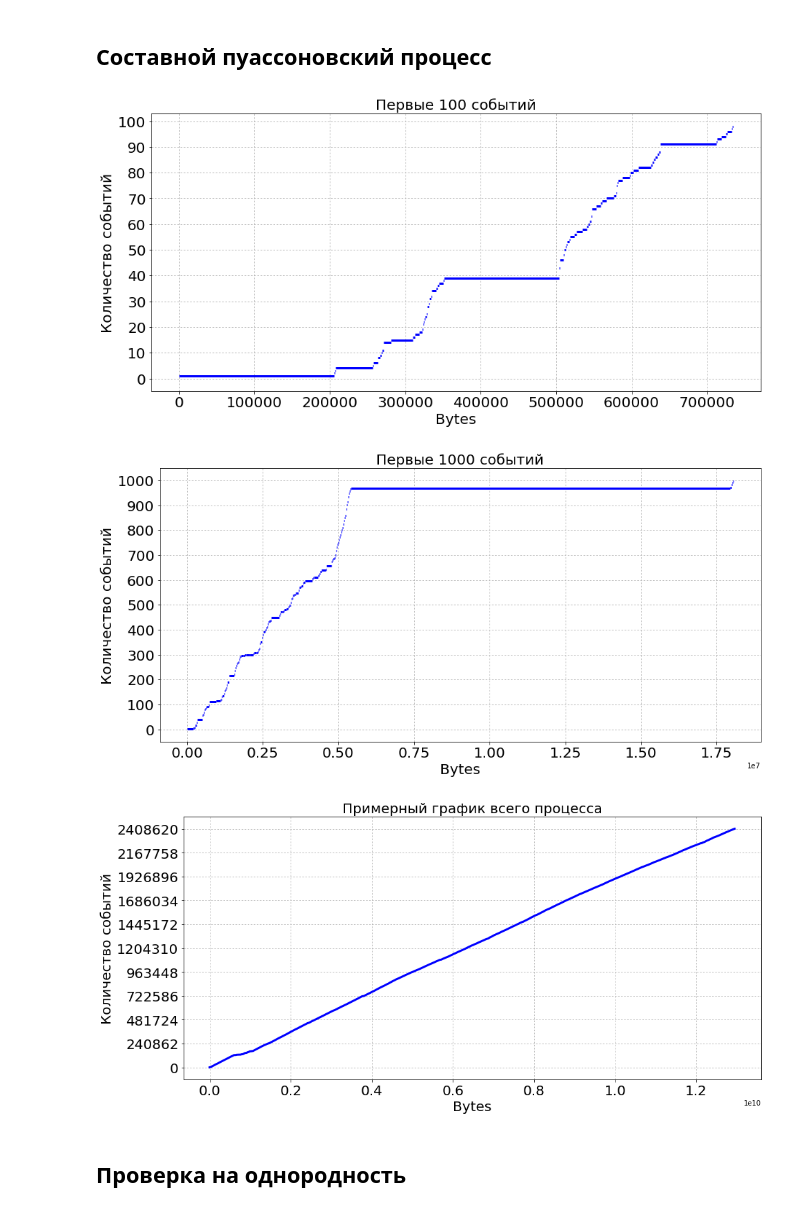
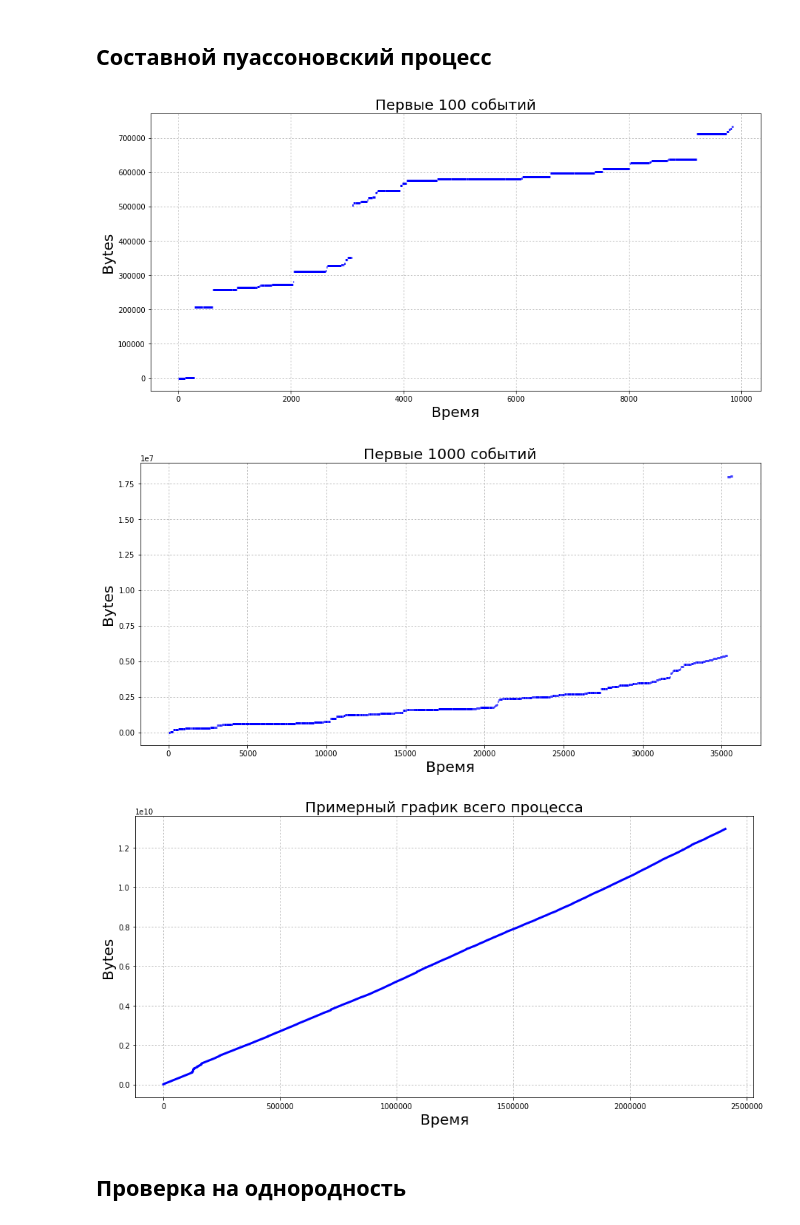
Before and after one commit to svinkapeppa/stochastic, a Jupyter notebook: lab_5/5.23.ipynb, the cells around one changed output. Cells and saved outputs as stored; diff of their text form; code cells hidden in the pictures.

```diff
--- a/lab_5/5.23.ipynb
+++ b/lab_5/5.23.ipynb
@@ -136,18 +136,16 @@ jumps = np.cumsum(xi)
 # %%
 plt.figure(figsize=(15, 7))
 for i in range(100 - 1):
-    plt.hlines(i, jumps[i], jumps[i+1], lw=3, color='blue')
+    plt.hlines(jumps[i], corr_times[i], corr_times[i+1], lw=3, color='blue')
 plt.grid(ls=':')
-plt.xticks(fontsize=20)
-plt.yticks(range(0, 101, 10), fontsize=20)
 
 plt.title('Первые 100 событий',
           fontsize=20)
-plt.xlabel('Bytes', fontsize=20)
-plt.ylabel('Количество событий', fontsize=20)
+plt.xlabel('Время', fontsize=20)
+plt.ylabel('Bytes', fontsize=20)
 plt.show()
 # %% [output]
-[figure, old version]
+[figure, new version]
 # %%
 xi = [0]
 for i in range(1000):
@@ -156,34 +154,30 @@ jumps = np.cumsum(xi)
 # %%
 plt.figure(figsize=(15, 7))
 for i in range(1000 - 1):
-    plt.hlines(i, jumps[i], jumps[i+1], lw=3, color='blue')
+    plt.hlines(jumps[i], corr_times[i], corr_times[i+1], lw=3, color='blue')
 plt.grid(ls=':')
-plt.xticks(fontsize=20)
-plt.yticks(range(0, 1001, 100), fontsize=20)
 
 plt.title('Первые 1000 событий',
           fontsize=20)
-plt.xlabel('Bytes', fontsize=20)
-plt.ylabel('Количество событий', fontsize=20)
+plt.xlabel('Время', fontsize=20)
+plt.ylabel('Bytes', fontsize=20)
 plt.show()
 # %% [output]
-[figure, old version]
+[figure, new version]
 # %%
 jumps = np.cumsum(byte)
 # %%
 plt.figure(figsize=(15, 7))
-plt.plot(jumps, range(len(jumps)), lw=3, color='blue')
+plt.plot(range(len(jumps)), jumps, lw=3, color='blue')
 plt.grid(ls=':')
-plt.xticks(fontsize=20)
-plt.yticks(range(0, len(corr_times) + 1, int(len(corr_times) / 10)), fontsize=20)
 
 plt.title('Примерный график всего процесса',
           fontsize=20)
-plt.xlabel('Bytes', fontsize=20)
-plt.ylabel('Количество событий', fontsize=20)
+plt.xlabel('Время', fontsize=20)
+plt.ylabel('Bytes', fontsize=20)
 plt.show()
 # %% [output]
-[figure, old version]
+[figure, new version]
 # %% [markdown]
 ## Проверка на однородность
 # %% [markdown]
```
Also changed, not shown: parts of 16 cells of this notebook.
